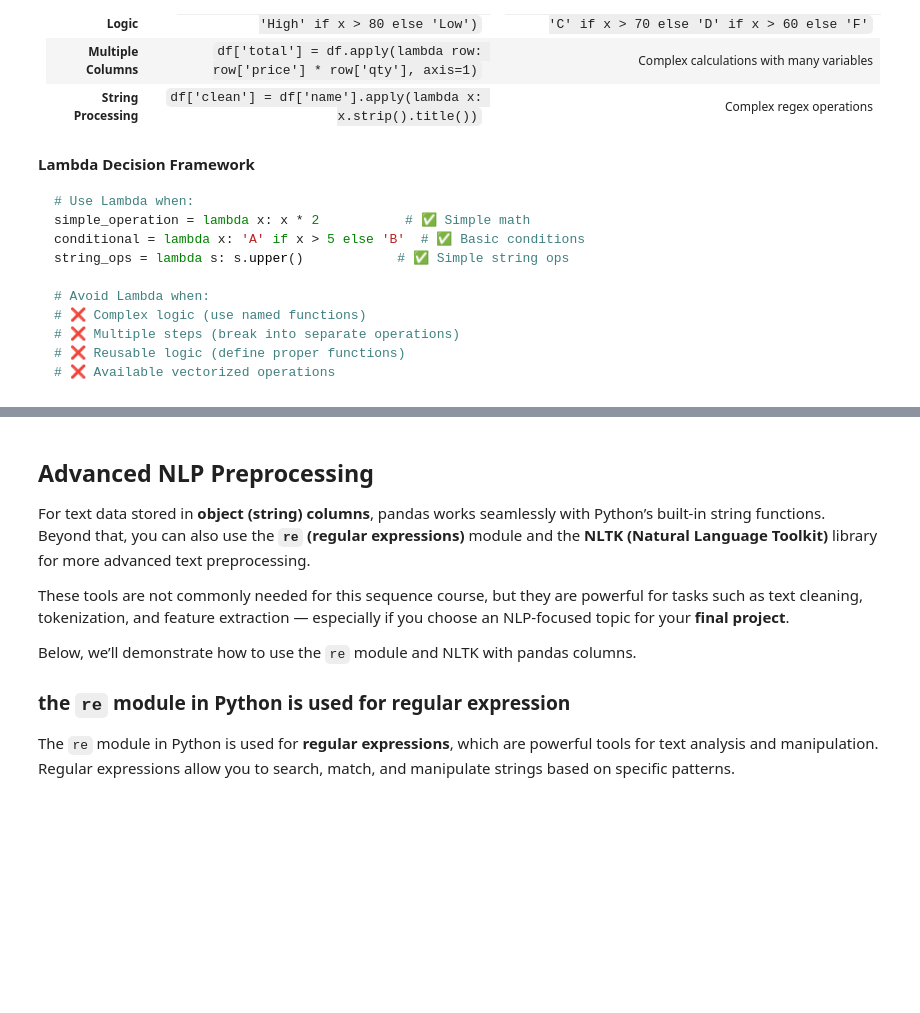
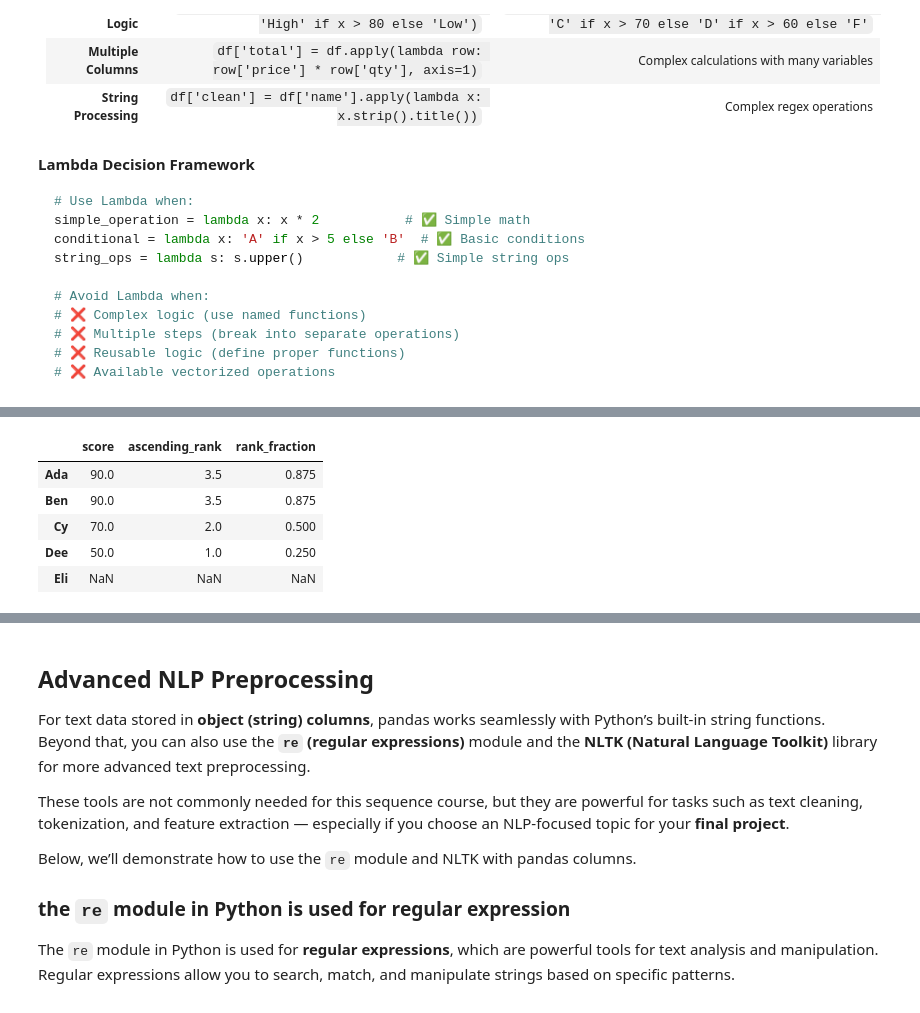
Before and after one commit to Lizhen0909/nu-stat303-1-sec20-coursebook-clean, a Jupyter notebook: data_types_in_pandas.ipynb, the cells around one changed output, grey strips where cells are left out. Drawn from its saved outputs; the diff is of its cells as text; code cells hidden in the pictures; blank space fills up the shorter version.

```diff
--- a/data_types_in_pandas.ipynb
+++ b/data_types_in_pandas.ipynb
@@ -2167,0 +2090,12 @@ string_ops = lambda s: s.upper()            # ✅ Simple string ops
+# %%
+percentile_example = pd.DataFrame({'score': extension_scores})
+percentile_example['ascending_rank'] = extension_scores.rank(method='average')
+percentile_example['rank_fraction'] = extension_scores.rank(method='average', pct=True)
+percentile_example
+# %% [output]
+|  | score | ascending_rank | rank_fraction |
+| Ada | 90.0 | 3.5 | 0.875 |
+| Ben | 90.0 | 3.5 | 0.875 |
+| Cy | 70.0 | 2.0 | 0.500 |
+| Dee | 50.0 | 1.0 | 0.250 |
+| Eli | NaN | NaN | NaN |
```
Also changed, not shown: parts of 23 cells of this notebook, 8 other files.
